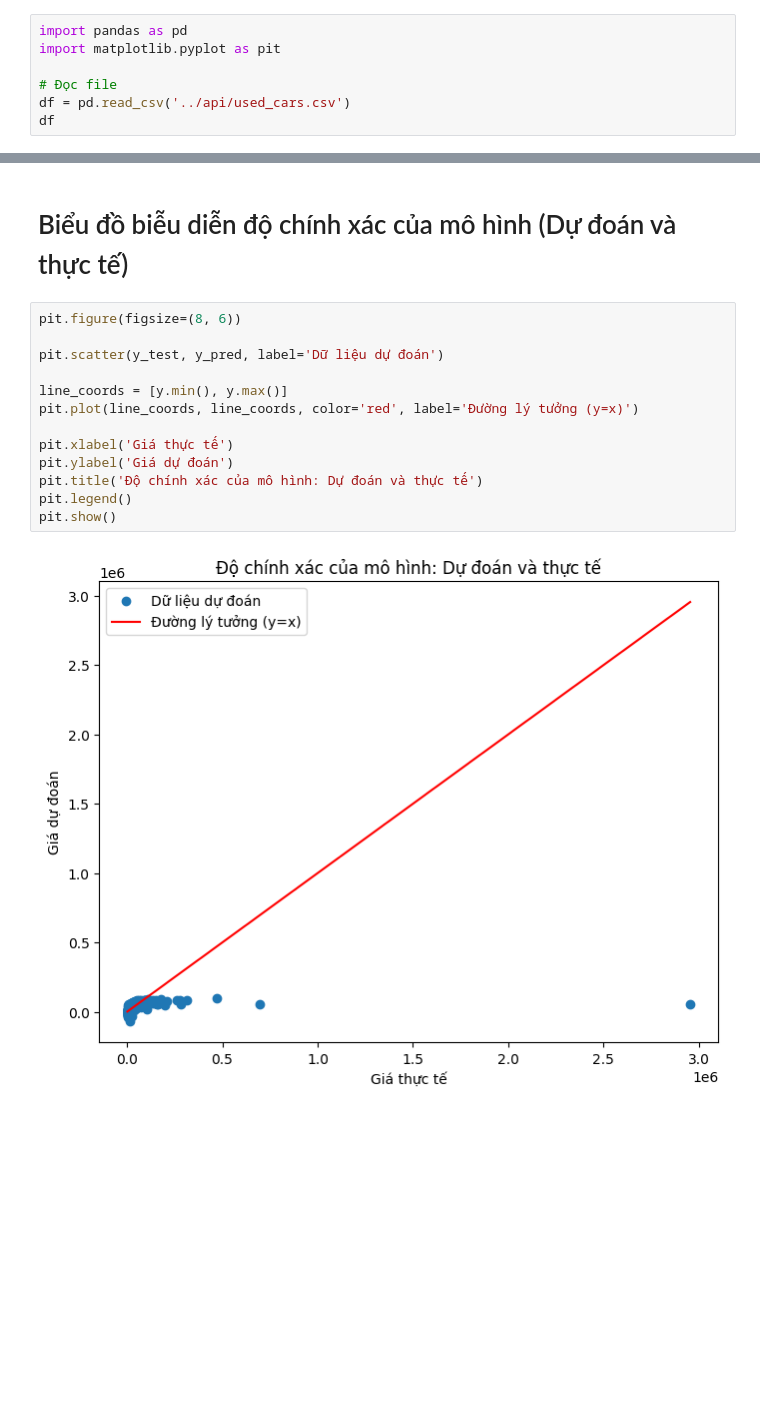
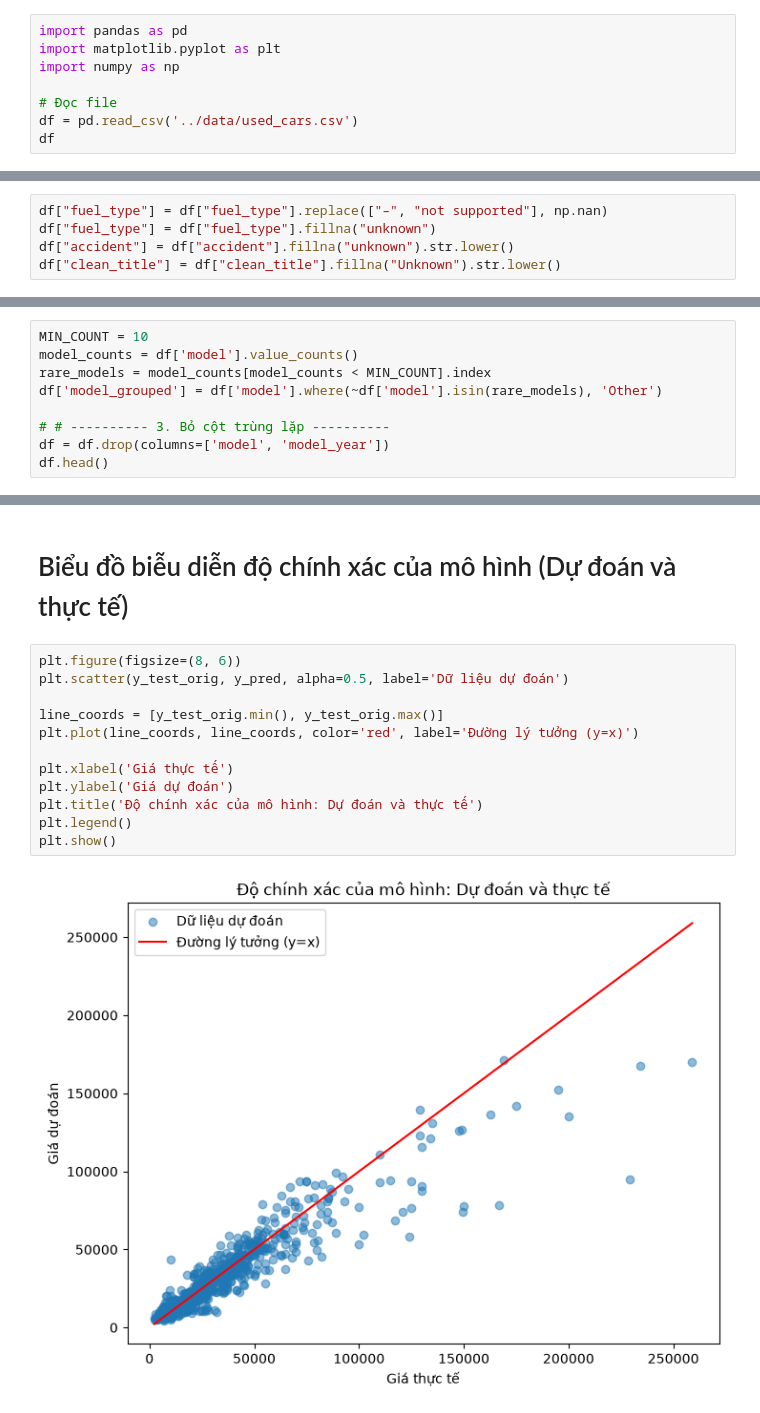
Before and after one commit to Thienbao2211/Used_Car_Analysis, a Jupyter notebook: notebook/PNL_CSA07.ipynb, the cells around one changed output, grey strips where cells are left out. Drawn from its saved outputs; the diff is of its cells as text; blank space fills up the shorter version.

```diff
--- a/notebook/PNL_CSA07.ipynb
+++ b/notebook/PNL_CSA07.ipynb
@@ -3,10 +3,11 @@
 ## Tải tất cả thư viện cần thiết và xử lý dataframe
 # %%
 import pandas as pd
-import matplotlib.pyplot as pit
+import matplotlib.pyplot as plt
+import numpy as np
 
 # Đọc file
-df = pd.read_csv('../api/used_cars.csv')
+df = pd.read_csv('../data/used_cars.csv')
 df
 # %% [output]
 |  | brand | model | model_year | milage | fuel_type | engine | transmission | ext_col | int_col | accident | ... |
@@ -159,0 +216,5 @@ df.describe()
+# %%
+df["fuel_type"] = df["fuel_type"].replace(["–", "not supported"], np.nan)
+df["fuel_type"] = df["fuel_type"].fillna("unknown")
+df["accident"] = df["accident"].fillna("unknown").str.lower()
+df["clean_title"] = df["clean_title"].fillna("Unknown").str.lower()
@@ -351,0 +497,9 @@ Feature names seen at fit time, yet now missing:
+# %%
+MIN_COUNT = 10
+model_counts = df['model'].value_counts()
+rare_models = model_counts[model_counts < MIN_COUNT].index
+df['model_grouped'] = df['model'].where(~df['model'].isin(rare_models), 'Other')
+
+# # ---------- 3. Bỏ cột trùng lặp ----------
+df = df.drop(columns=['model', 'model_year'])
+df.head()
@@ -386,17 +600,16 @@ So lệch giá trị: 23879.46201135764
 # %% [markdown]
 # Biểu đồ biễu diễn độ chính xác của mô hình (Dự đoán và thực tế)
 # %%
-pit.figure(figsize=(8, 6))
+plt.figure(figsize=(8, 6))
+plt.scatter(y_test_orig, y_pred, alpha=0.5, label='Dữ liệu dự đoán')
 
-pit.scatter(y_test, y_pred, label='Dữ liệu dự đoán')
+line_coords = [y_test_orig.min(), y_test_orig.max()]
+plt.plot(line_coords, line_coords, color='red', label='Đường lý tưởng (y=x)')
 
-line_coords = [y.min(), y.max()]
-pit.plot(line_coords, line_coords, color='red', label='Đường lý tưởng (y=x)')
-
-pit.xlabel('Giá thực tế')
-pit.ylabel('Giá dự đoán')
-pit.title('Độ chính xác của mô hình: Dự đoán và thực tế')
-pit.legend()
-pit.show()
+plt.xlabel('Giá thực tế')
+plt.ylabel('Giá dự đoán')
+plt.title('Độ chính xác của mô hình: Dự đoán và thực tế')
+plt.legend()
+plt.show()
 # %% [output]
-[figure, old version]
+[figure, new version]
```
Also changed, not shown: parts of 21 cells of this notebook, 3 other files.
